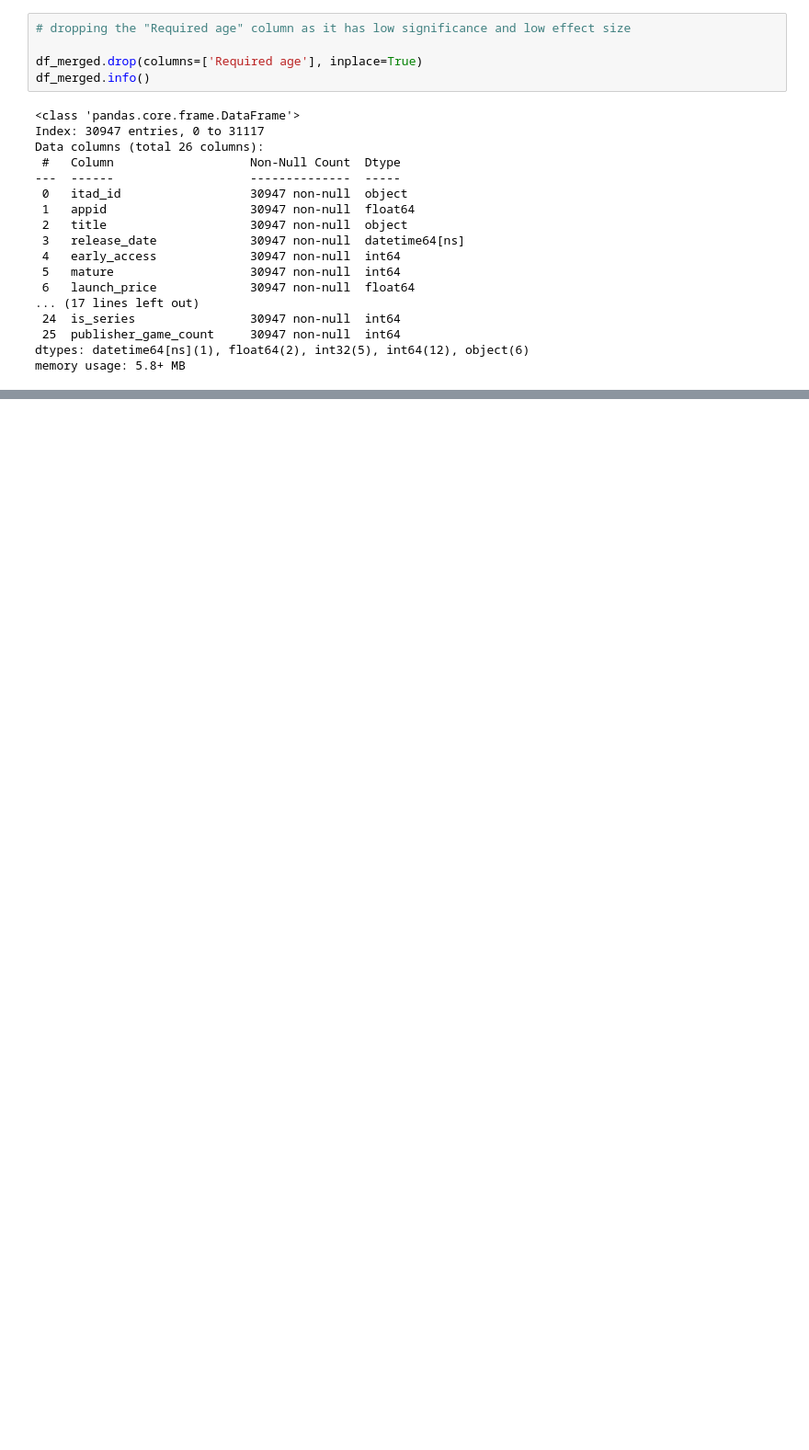
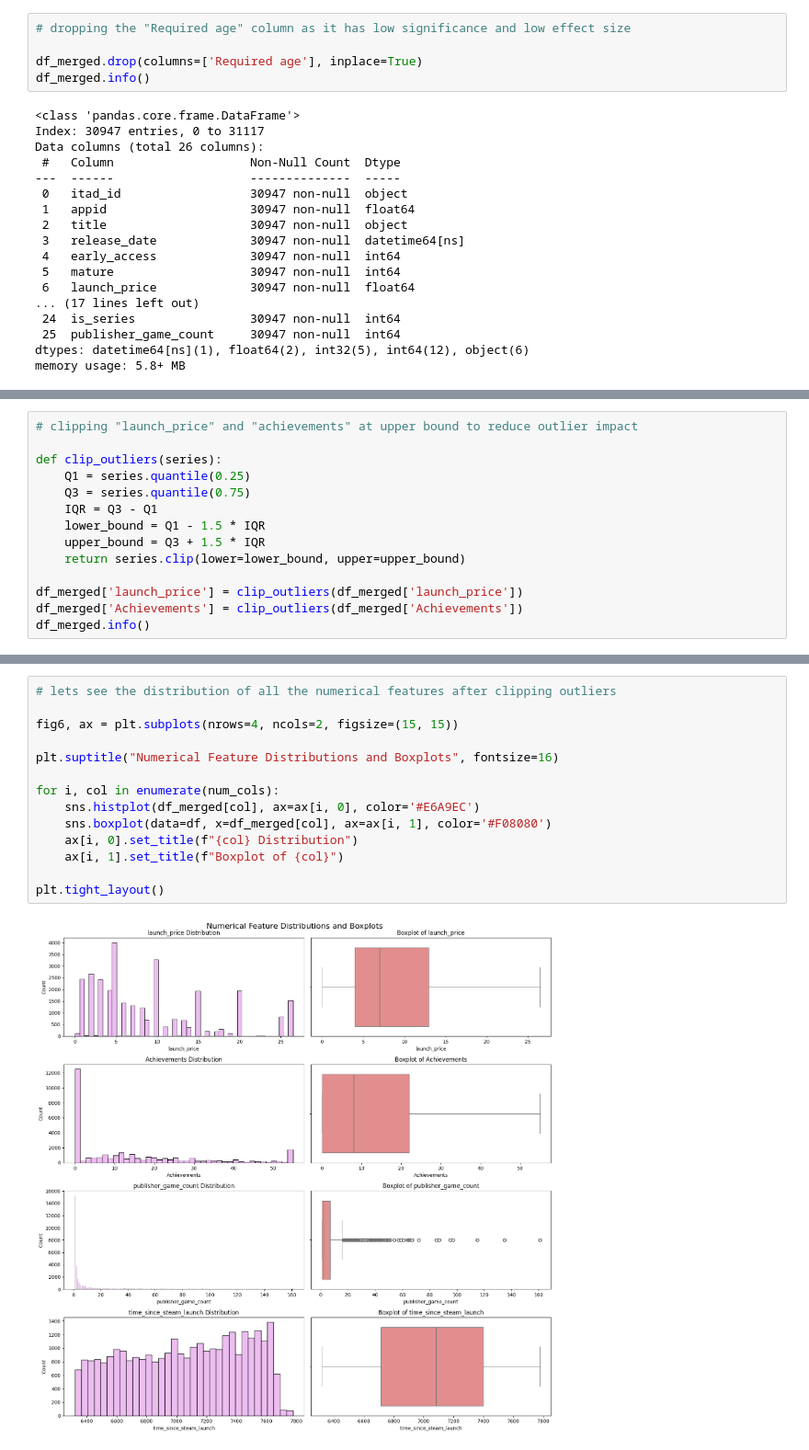
Before and after one commit to faraz1272/steam-discount-forecast, a Jupyter notebook: notebooks/model_building_experimentation.ipynb, the cells around one changed output, grey strips where cells are left out. Shown at 92% size. Saved outputs shown, nothing was run; the diff lists cells and outputs as text; blank space fills up the shorter version.

```diff
--- a/notebooks/model_building_experimentation.ipynb
+++ b/notebooks/model_building_experimentation.ipynb
@@ -1147,0 +1211,14 @@ memory usage: 5.8+ MB
+# %%
+# clipping "launch_price" and "achievements" at upper bound to reduce outlier impact
+
+def clip_outliers(series):
+    Q1 = series.quantile(0.25)
+    Q3 = series.quantile(0.75)
+    IQR = Q3 - Q1
+    lower_bound = Q1 - 1.5 * IQR
+    upper_bound = Q3 + 1.5 * IQR
+    return series.clip(lower=lower_bound, upper=upper_bound)
+
+df_merged['launch_price'] = clip_outliers(df_merged['launch_price'])
+df_merged['Achievements'] = clip_outliers(df_merged['Achievements'])
+df_merged.info()
@@ -1147,0 +1243,16 @@ memory usage: 5.8+ MB
+# %%
+# lets see the distribution of all the numerical features after clipping outliers
+
+fig6, ax = plt.subplots(nrows=4, ncols=2, figsize=(15, 15))
+
+plt.suptitle("Numerical Feature Distributions and Boxplots", fontsize=16)
+
+for i, col in enumerate(num_cols):
+    sns.histplot(df_merged[col], ax=ax[i, 0], color='#E6A9EC')
+    sns.boxplot(data=df, x=df_merged[col], ax=ax[i, 1], color='#F08080')
+    ax[i, 0].set_title(f"{col} Distribution")
+    ax[i, 1].set_title(f"Boxplot of {col}")
+
+plt.tight_layout()
+# %% [output]
+[figure, added]
```
Also changed, not shown: parts of 6 cells of this notebook, 1 other file.
